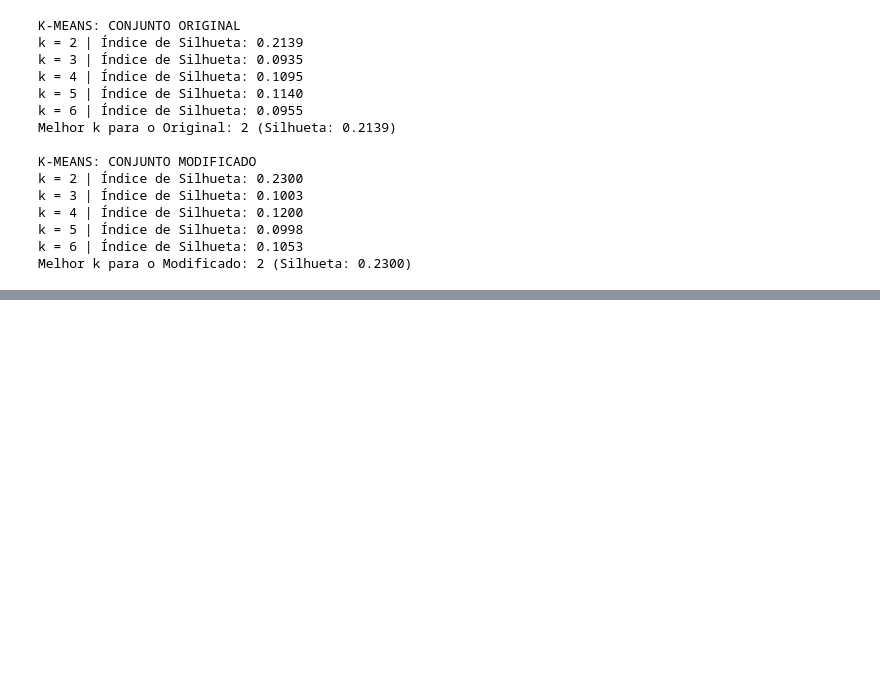
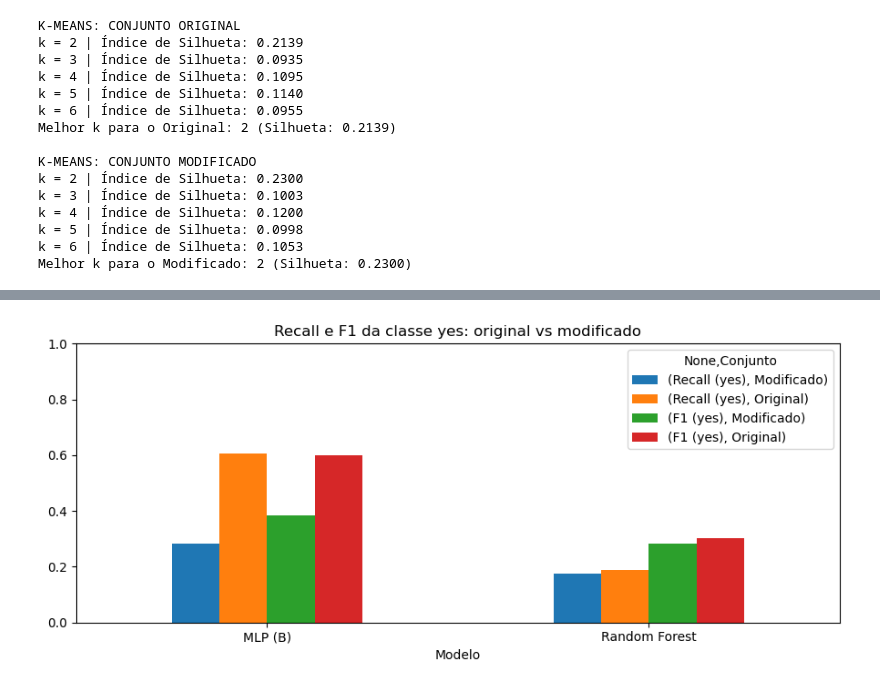
Before and after one commit to Davi-Lorena/Trabalho-IA, a Jupyter notebook: trabalho.ipynb, the cells around one changed output, grey strips where cells are left out. Saved outputs shown, nothing was run; the diff lists cells and outputs as text; code cells hidden in the pictures; blank space fills up the shorter version.

```diff
--- a/trabalho.ipynb
+++ b/trabalho.ipynb
@@ -605,0 +609,31 @@ Como o K-Means é um aprendizado não supervisionado (sem o gabarito `y`), utili
+# %%
+
+from sklearn.metrics import accuracy_score, precision_score, recall_score, f1_score
+
+def metricas(y_true, y_pred):
+    return {
+        "Acurácia": accuracy_score(y_true, y_pred),
+        "Precision (yes)": precision_score(y_true, y_pred),
+        "Recall (yes)": recall_score(y_true, y_pred),
+        "F1 (yes)": f1_score(y_true, y_pred),
+    }
+
+cfg_mlp = "B - Profunda (128,64, relu)"
+linhas = []
+for conj, pred in [("Original", y_pred_orig), ("Modificado", y_pred_mod)]:
+    linhas.append({"Modelo": "Random Forest", "Conjunto": conj, **metricas(y_test, pred)})
+for conj in ["Original", "Modificado"]:
+    linhas.append({"Modelo": "MLP (B)", "Conjunto": conj, **metricas(y_test, previsoes[(cfg_mlp, conj)])})
+
+final = pd.DataFrame(linhas).set_index(["Modelo", "Conjunto"])
+display(final.round(3))
+
+var = final.xs("Modificado", level="Conjunto") - final.xs("Original", level="Conjunto")
+display(var.round(3))
+
+km = pd.DataFrame({
+    "Conjunto": ["Original", "Modificado"],
+    "Melhor k": [melhor_k_orig, melhor_k_mod],
+    "Silhueta": [round(melhor_sil_orig, 4), round(melhor_sil_mod, 4)],
+})
+display(km)
@@ -605,0 +654,6 @@ Como o K-Means é um aprendizado não supervisionado (sem o gabarito `y`), utili
+# %%
+final[["Recall (yes)", "F1 (yes)"]].unstack("Conjunto").plot(kind="bar", figsize=(9, 4), rot=0)
+plt.title("Recall e F1 da classe yes: original vs modificado")
+plt.ylim(0, 1); plt.tight_layout(); plt.show()
+# %% [output]
+[figure, added]
```
Also changed, not shown: parts of 11 cells of this notebook.
